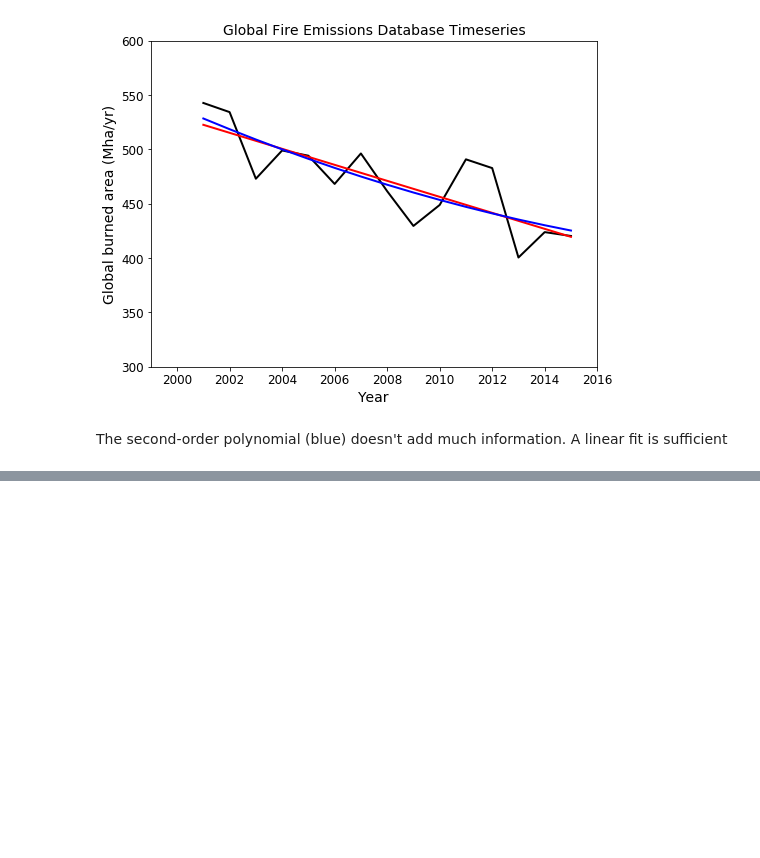
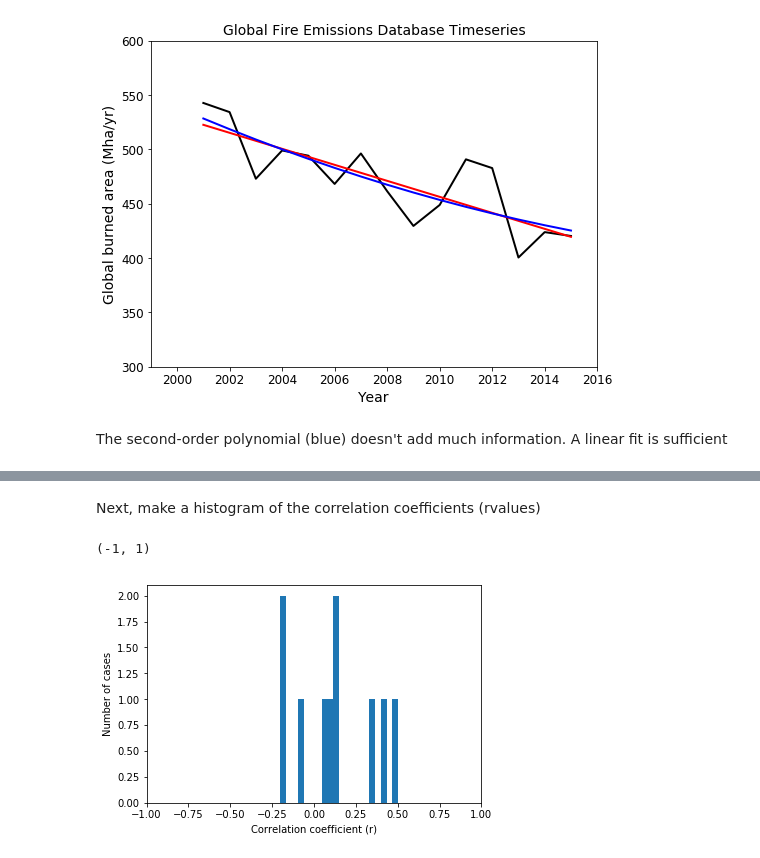
Before and after one commit to scoffiel/ess118_python_reference, a Jupyter notebook: 4_regression.ipynb, the cells around one changed output, grey strips where cells are left out. Drawn from its saved outputs; the diff is of its cells as text; code cells hidden in the pictures; blank space fills up the shorter version.

```diff
--- a/4_regression.ipynb
+++ b/4_regression.ipynb
@@ -85,0 +140,11 @@ The second-order polynomial (blue) doesn't add much information. A linear fit is
+# %% [markdown]
+Next, make a histogram of the correlation coefficients (rvalues)
+# %%
+fig = py.figure()
+n, bins, patches = py.hist(rdata, bins=20)
+py.xlabel('Correlation coefficient (r)')
+py.ylabel('Number of cases')
+py.xlim((-1,1))
+# %% [output]
+(-1, 1)
+[figure, added]
```
Also changed, not shown: parts of 14 cells of this notebook.
